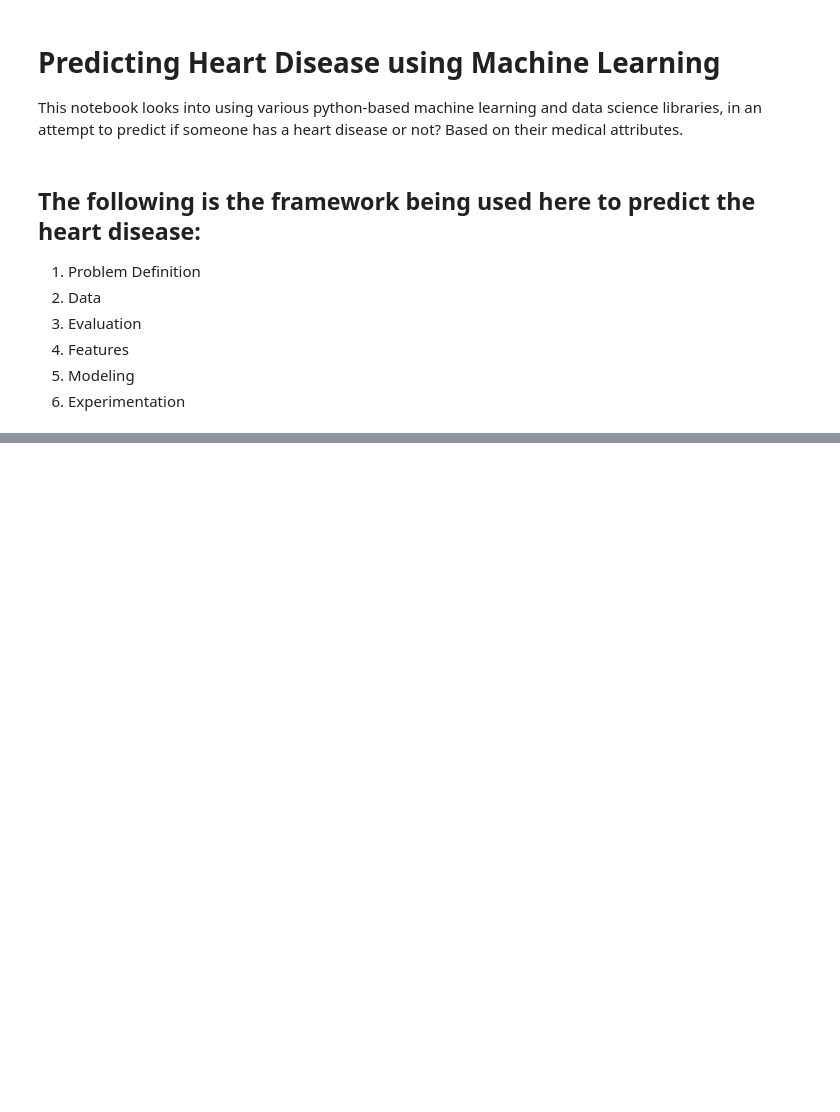
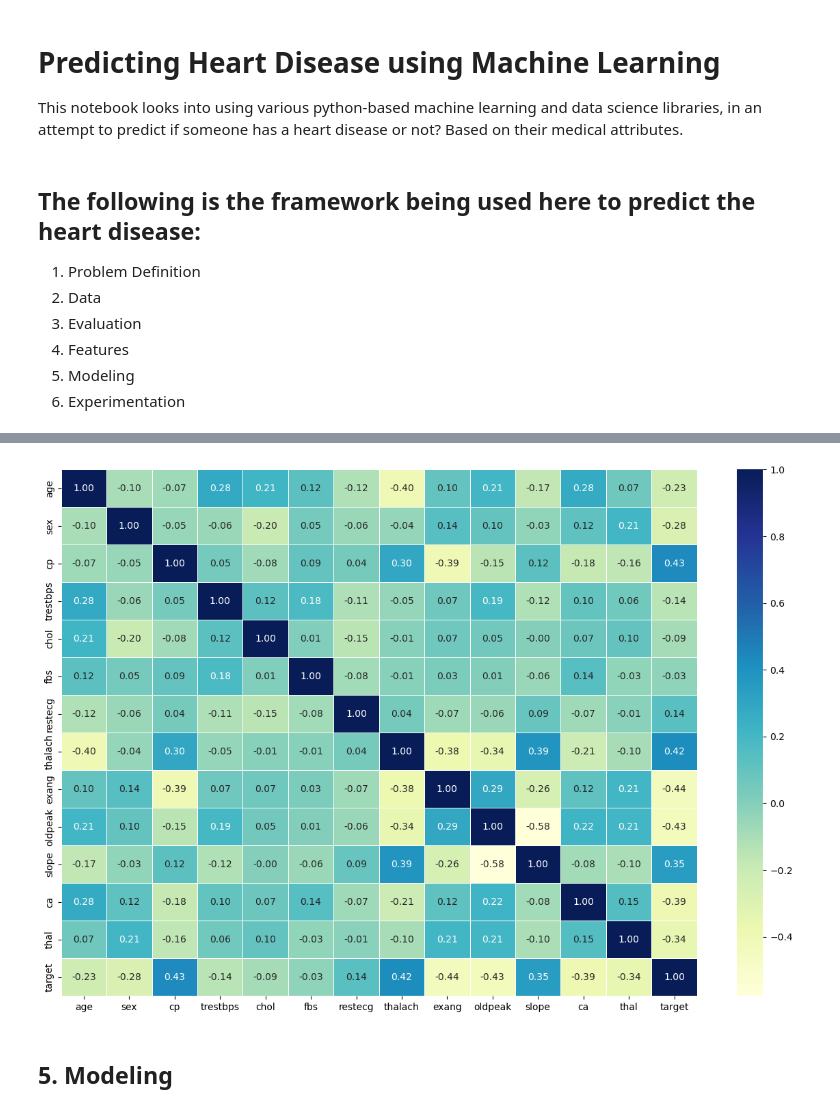
Before and after one commit to saurabhranjan007/MilesP01, a Jupyter notebook: Milestone P01.ipynb, the cells around one changed output, grey strips where cells are left out. Drawn from its saved outputs; the diff is of its cells as text; code cells hidden in the pictures; blank space fills up the shorter version.

```diff
--- a/Milestone P01.ipynb
+++ b/Milestone P01.ipynb
@@ -41,0 +239,14 @@ from sklearn.metrics import RocCurveDisplay
+# %%
+# Corelation matrix visualization
+
+corr_matrix = df.corr()
+fig, ax = plt.subplots(figsize=(15,10))
+ax = sns.heatmap(corr_matrix,
+                 annot=True,
+                 linewidths=0.5,
+                 fmt="0.2f",
+                 cmap="YlGnBu");
+# %% [output]
+[figure, added]
+# %% [markdown]
+## 5. Modeling
```
Also changed, not shown: parts of 71 cells of this notebook.
